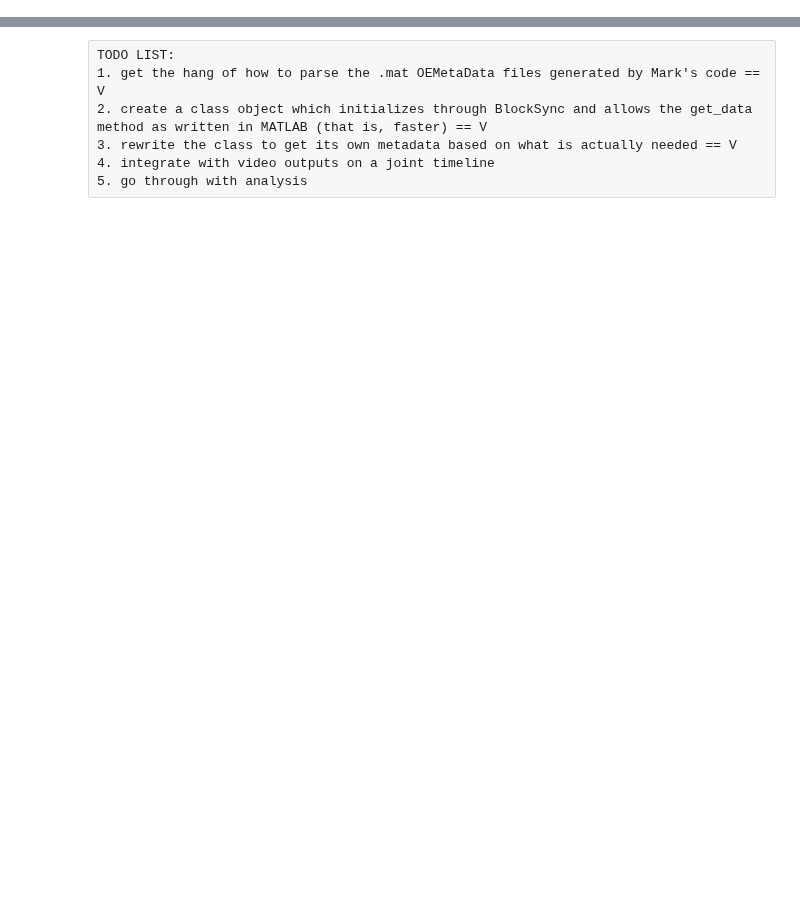
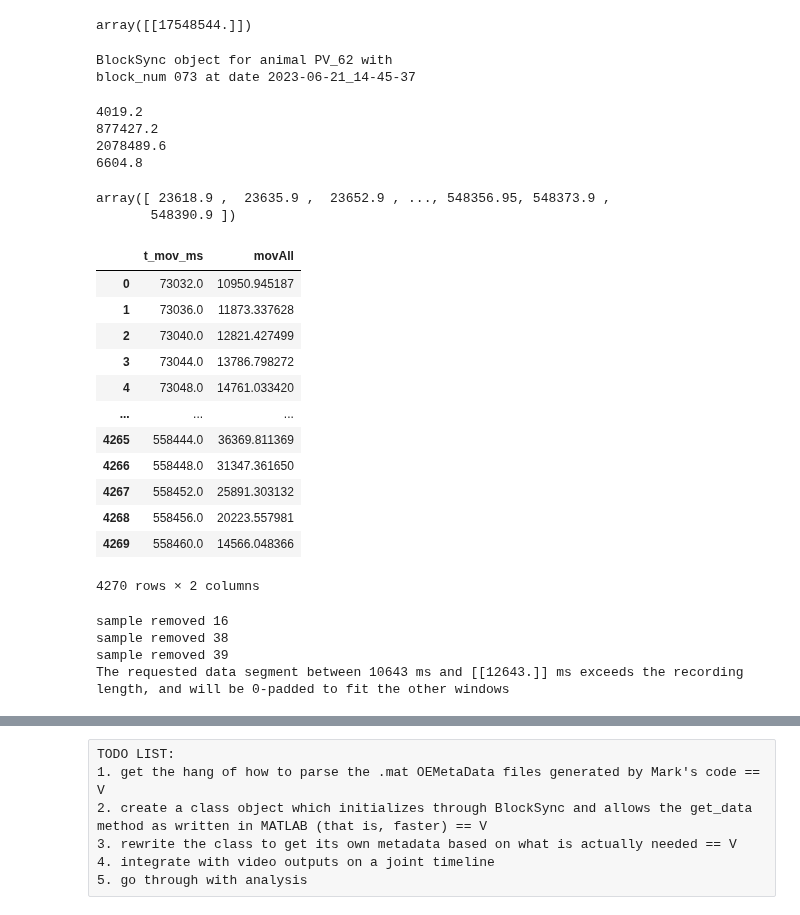
Before and after one commit to neural-electrophysiology-tool-team/Eye-Tracking-Tools, a Jupyter notebook: BlockSyncTesting_forNewOE.ipynb, the cells around one changed output, grey strips where cells are left out. Drawn from its saved outputs; the diff is of its cells as text; code cells hidden in the pictures; blank space fills up the shorter version.

```diff
--- a/BlockSyncTesting_forNewOE.ipynb
+++ b/BlockSyncTesting_forNewOE.ipynb
@@ -12,0 +460,22 @@ import re
+# %%
+block.oe_events.Arena_TTL.values[0]
+block.oe_rec.globalStartTime_ms * (block.sample_rate/1000)
+# %% [output]
+array([[17548544.]])
+# %%
+block.
+# %% [output]
+BlockSync object for animal PV_62 with
+block_num 073 at date 2023-06-21_14-45-37
+# %%
+first_block_zero = block_collection[0].zeroth_sample_number
+
+second_block_zero = block_collection[1].zeroth_sample_number
+third_block_zero = block_collection[2].zeroth_sample_number
+for b in block_collection:
+    print(b.zeroth_sample_number / 20)
+# %% [output]
+4019.2
+877427.2
+2078489.6
+6604.8
@@ -12,0 +603,33 @@ import re
+# %%
+b
+# %% [output]
+array([ 23618.9 ,  23635.9 ,  23652.9 , ..., 548356.95, 548373.9 ,
+       548390.9 ])
+# %%
+pd.DataFrame(data=np.array([mat_dict['t_mov_ms'][:,0],mat_dict['movAll'][:,0]]).T, columns=['t_mov_ms','movAll'])
+# %% [output]
+|  | t_mov_ms | movAll |
+| 0 | 73032.0 | 10950.945187 |
+| 1 | 73036.0 | 11873.337628 |
+| 2 | 73040.0 | 12821.427499 |
+| 3 | 73044.0 | 13786.798272 |
+| 4 | 73048.0 | 14761.033420 |
+| ... | ... | ... |
+| 4265 | 558444.0 | 36369.811369 |
+| 4266 | 558448.0 | 31347.361650 |
+| 4267 | 558452.0 | 25891.303132 |
+| 4268 | 558456.0 | 20223.557981 |
+| 4269 | 558460.0 | 14566.048366 |
+4270 rows × 2 columns
+# %%
+eye_df = block.le_df
+saccades = block.l_saccades_chunked[block.l_saccades_chunked.saccade_length_frames > 0]
+saccade_times = np.sort(saccades.saccade_start_ms.values)
+sampling_window_ms = 2000 # ms
+pre_saccade_ts = saccade_times - (sampling_window_ms / 2)
+ep_data = block.oe_rec.get_data([17],pre_saccade_ts, sampling_window_ms,convert_to_mv=True)
+# %% [output]
+sample removed 16
+sample removed 38
+sample removed 39
+The requested data segment between 10643 ms and [[12643.]] ms exceeds the recording length, and will be 0-padded to fit the other windows
```
Also changed, not shown: parts of 58 cells of this notebook, 3 other files.
